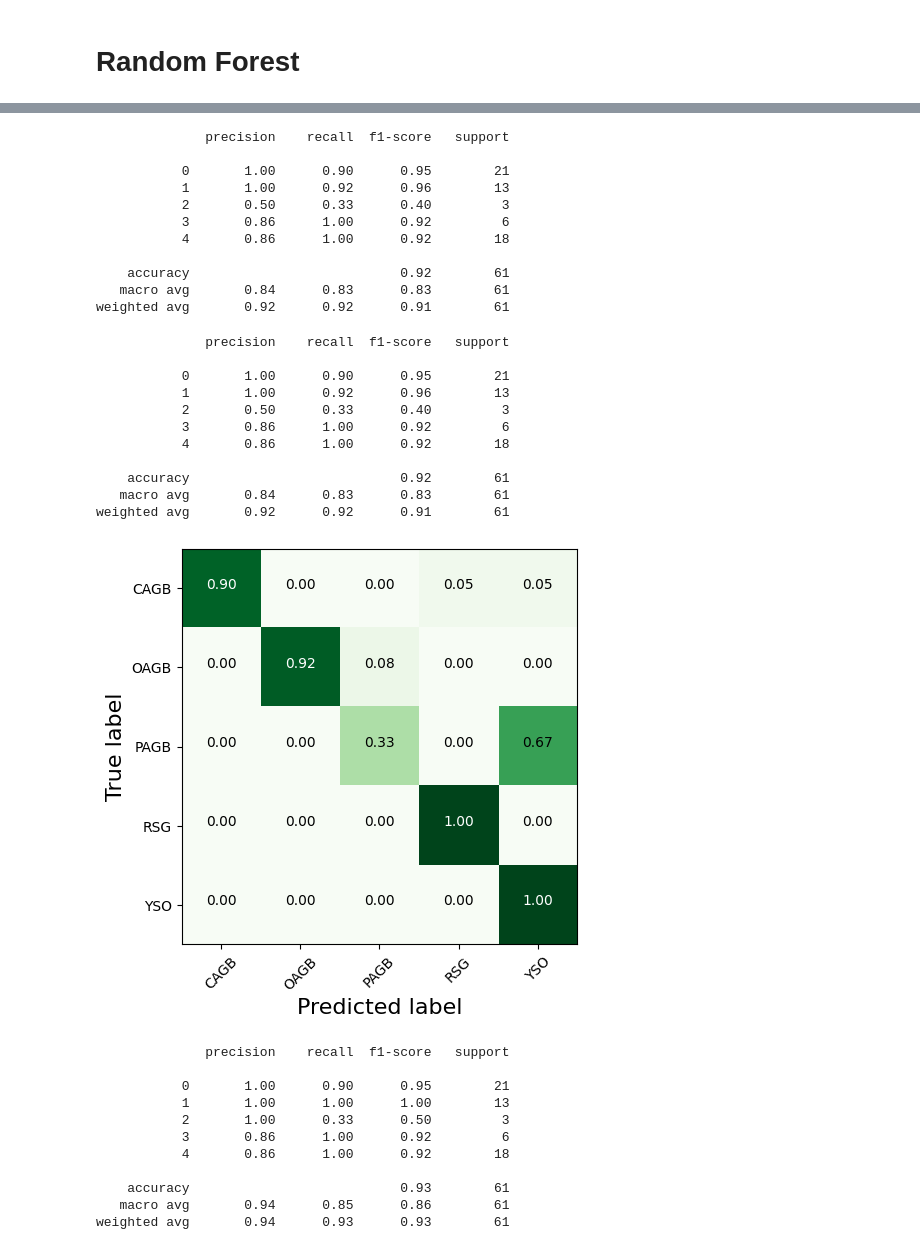
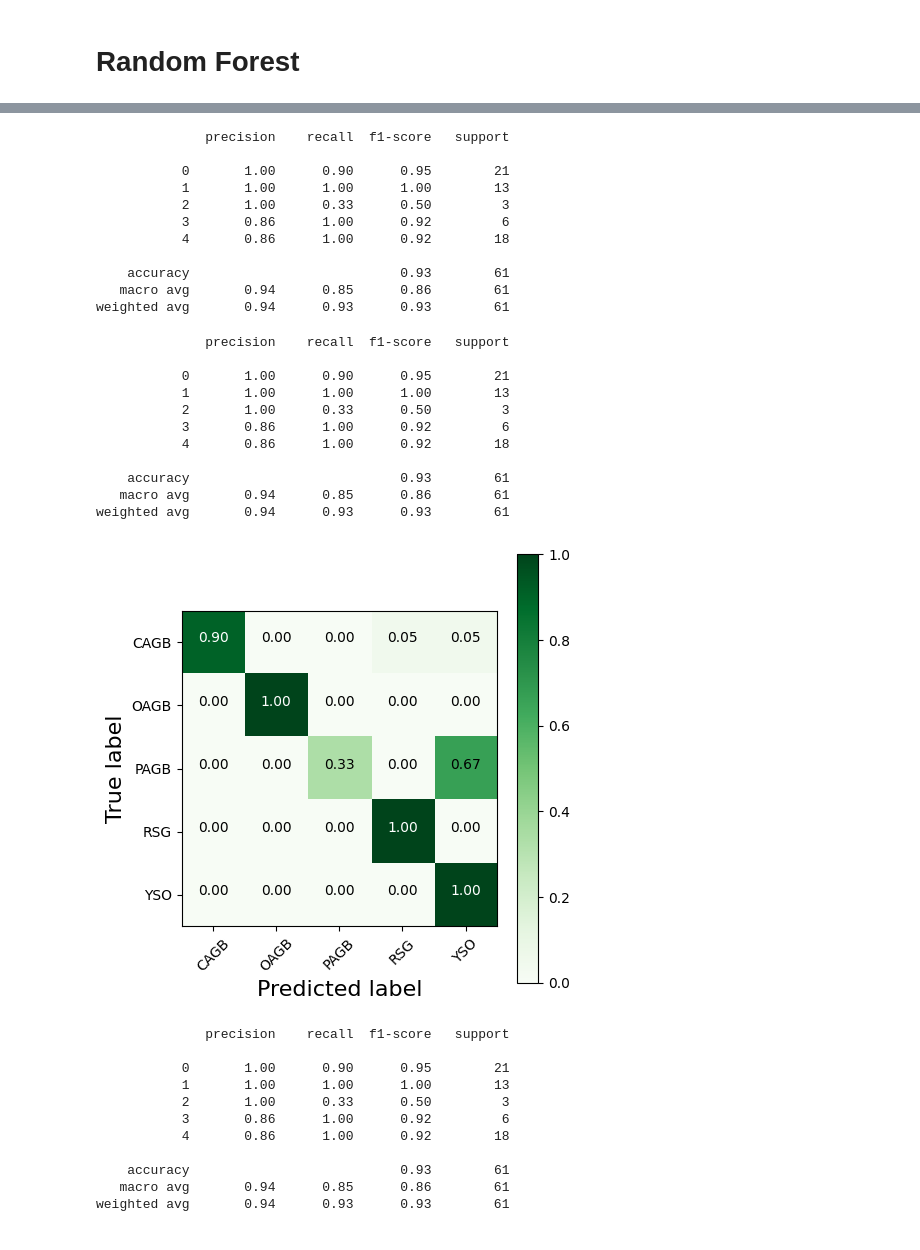
Before and after one commit to Mahdi-Abdollahii/Dusty-Stellar-Sources-Classification, a Jupyter notebook: Model_Evaluation_Simple.ipynb, the cells around one changed output, grey strips where cells are left out. Cells and saved outputs as stored; diff of their text form; code cells hidden in the pictures.

```diff
--- a/Model_Evaluation_Simple.ipynb
+++ b/Model_Evaluation_Simple.ipynb
@@ -437,7 +458,7 @@ filename = model_name + '.sav'
 pickle.dump(prf_cls, open(filename, 'wb'))
 # %%
 Address_directory = ''
-Models = ['PRF-001-10-90-0', 'PRF-001-10-93-1', 'PRF-01-10-92-0', 'PRF-01-100-92-0',
+Models = ['PRF-001-10-92-0', 'PRF-01-10-92-0', 'PRF-01-100-92-0',"PRF-08-10-93-1",
           'PRF-03-10-92-0', 'PRF-05-10-93-0', 'PRF-08-10-92-0']
 # %%
 for i in Models:
@@ -462,7 +483,7 @@ for i in Models:
                       title  = None,
                       file_name = model_name +'_CM.jpg',
                       size = (5,5),
-                      color_bar=False)
+                      color_bar=True)
 # %% [output]
 ======================================================
 Model_name: PRF
@@ -897,6 +917,6 @@ weighted avg       0.90      0.90      0.90        61
 # %%
 import pickle
-model_name = 'KNN-90-0'
+model_name = 'KNN-87-0'
 filename = model_name + '.sav'
 pickle.dump(KNN, open(filename, 'wb'))
 # %%
@@ -958,6 +979,6 @@ print(GS.best_params_)
 # %%
 from sklearn.ensemble import RandomForestClassifier
-RF = RandomForestClassifier(max_depth=9, random_state=0 , n_estimators=1000 , criterion = 'gini')
+RF = RandomForestClassifier(max_depth=8, random_state=0 , n_estimators=100 , criterion = 'gini')
 RF.fit( X_train , Y_train )
 Y_pred = RF.predict(X_test)
 
@@ -966,17 +987,17 @@ print(classification_report( Y_test , Y_pred ))
               precision    recall  f1-score   support
 
            0       1.00      0.90      0.95        21
-           1       1.00      0.92      0.96        13
-           2       0.50      0.33      0.40         3
+           1       1.00      1.00      1.00        13
+           2       1.00      0.33      0.50         3
            3       0.86      1.00      0.92         6
            4       0.86      1.00      0.92        18
 
-    accuracy                           0.92        61
-   macro avg       0.84      0.83      0.83        61
-weighted avg       0.92      0.92      0.91        61
+    accuracy                           0.93        61
+   macro avg       0.94      0.85      0.86        61
+weighted avg       0.94      0.93      0.93        61
 # %%
 import pickle
-model_name = 'RF-9-1000-92-0'
+model_name = 'RF-8-100-93-0'
 filename = model_name + '.sav'
 pickle.dump(RF, open(filename, 'wb'))
 # %%
@@ -989,24 +1010,24 @@ cm = confusion_matrix(Y_test , Y_pred_save_model )
               precision    recall  f1-score   support
 
            0       1.00      0.90      0.95        21
-           1       1.00      0.92      0.96        13
-           2       0.50      0.33      0.40         3
+           1       1.00      1.00      1.00        13
+           2       1.00      0.33      0.50         3
            3       0.86      1.00      0.92         6
            4       0.86      1.00      0.92        18
 
-    accuracy                           0.92        61
-   macro avg       0.84      0.83      0.83        61
-weighted avg       0.92      0.92      0.91        61
+    accuracy                           0.93        61
+   macro avg       0.94      0.85      0.86        61
+weighted avg       0.94      0.93      0.93        61
 # %%
 plot_confusion_matrix(cm = cm ,
                       normalize    = True,
                       target_names = ['CAGB', 'OAGB', 'PAGB', 'RSG', 'YSO'] ,
                       title  = None,
                       file_name = model_name +'_CM.jpg',
                       size = (5,5),
-                      color_bar=False)
+                      color_bar=True)
 # %% [output]
-[figure, old version]
+[figure, new version]
 # %%
 from sklearn.ensemble import RandomForestClassifier
 RF = RandomForestClassifier(max_depth=8, random_state=0 , n_estimators=50 , criterion = 'gini')
```
Also changed, not shown: parts of 33 cells of this notebook.
